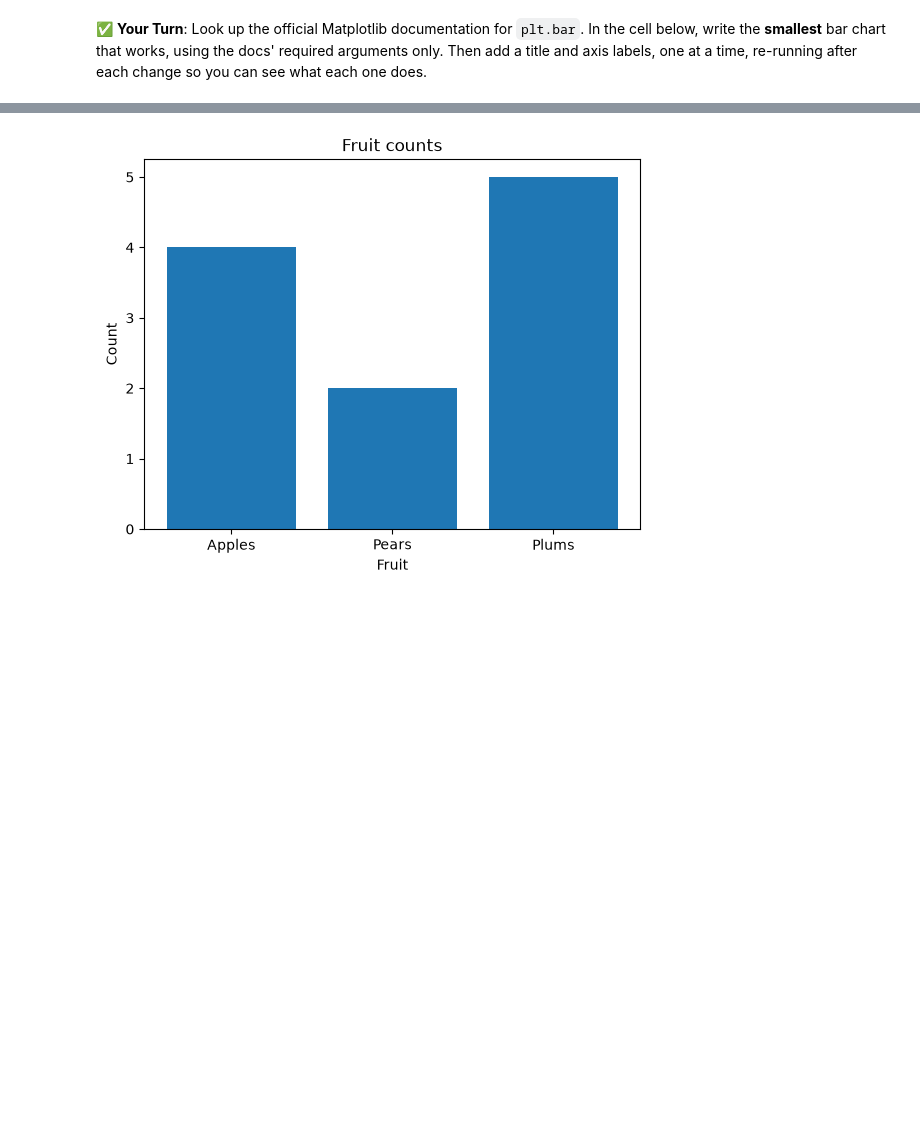
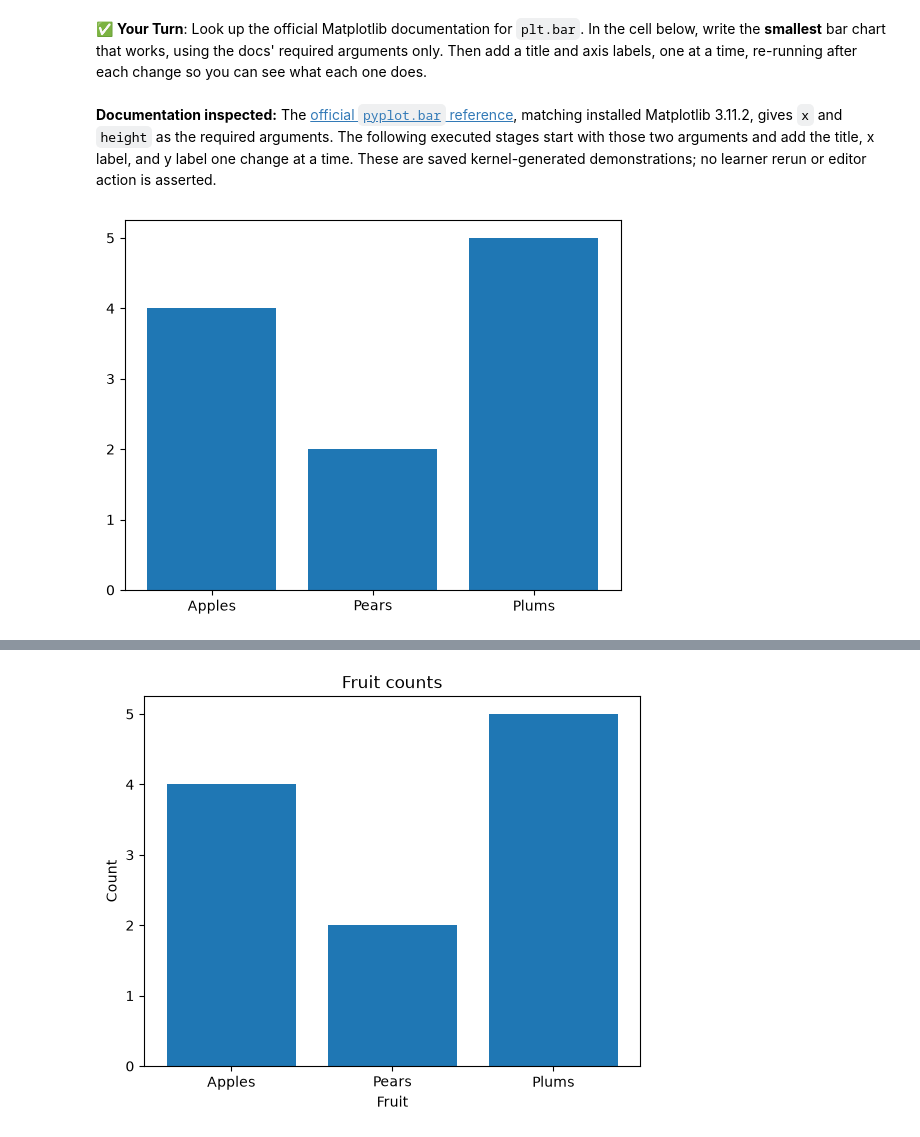
Before and after one commit to Inuka-99/3603-data-science-hulathduwage, a Jupyter notebook: 03-Completed/05-Foundations/03-using_help_and_docs.ipynb, the cells around one changed output, grey strips where cells are left out. Drawn from its saved outputs; the diff is of its cells as text; code cells hidden in the pictures; blank space fills up the shorter version.

Commit message:
Verify help and documentation discovery exercises

```diff
--- a/03-Completed/05-Foundations/03-using_help_and_docs.ipynb
+++ b/03-Completed/05-Foundations/03-using_help_and_docs.ipynb
@@ -372,3 +482,11 @@ Include the **library**, the **function**, and the **task**:
 Tutorials, videos, Q&A sites, and AI assistants are great for **explanations**. Follow your course's policy on AI tools, and give them your exact code and error. But **verify** the important details against the official docs, because they can be outdated or confidently wrong.
 # %% [markdown]
 ✅ **Your Turn**: Look up the official Matplotlib documentation for `plt.bar`. In the cell below, write the **smallest** bar chart that works, using the docs' required arguments only. Then add a title and axis labels, one at a time, re-running after each change so you can see what each one does.
+# %% [markdown]
+**Documentation inspected:** The [official `pyplot.bar` reference](https://matplotlib.org/stable/api/_as_gen/matplotlib.pyplot.bar.html), matching installed Matplotlib 3.11.2, gives `x` and `height` as the required arguments. The following executed stages start with those two arguments and add the title, x label, and y label one change at a time. These are saved kernel-generated demonstrations; no learner rerun or editor action is asserted.
+# %%
+# Step 1: smallest bar chart, with only the required x and height arguments.
+plt.bar(['Apples', 'Pears', 'Plums'], [4, 2, 5])
+plt.show()
+# %% [output]
+[figure, added]
```
Also changed, not shown: parts of 24 cells of this notebook, 2 other files.
